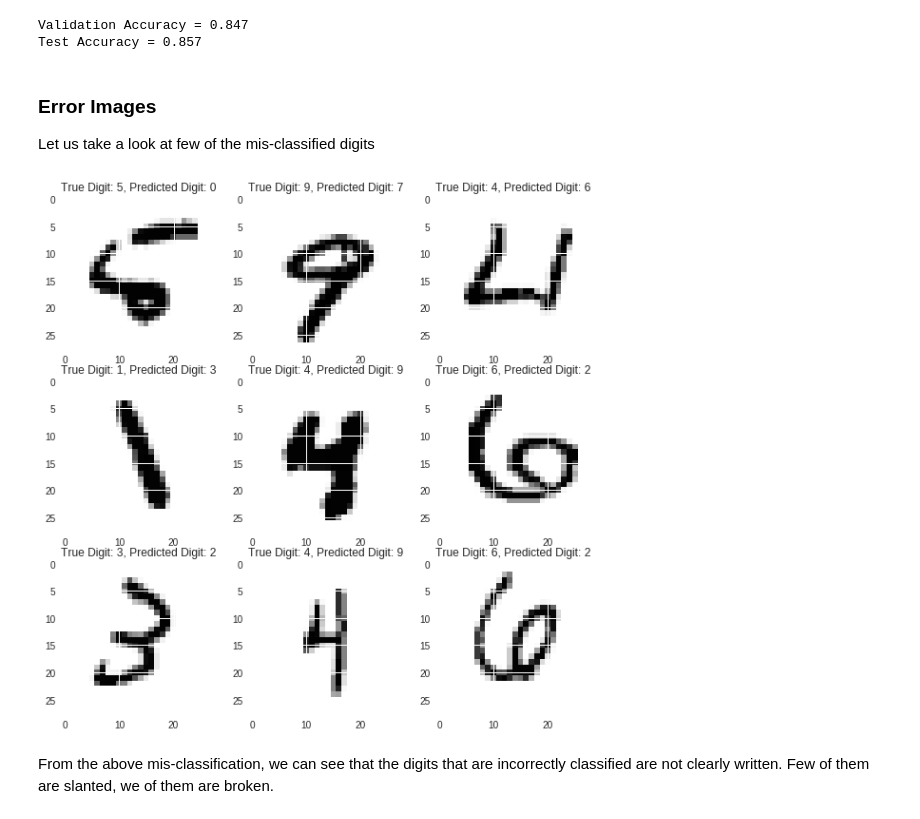
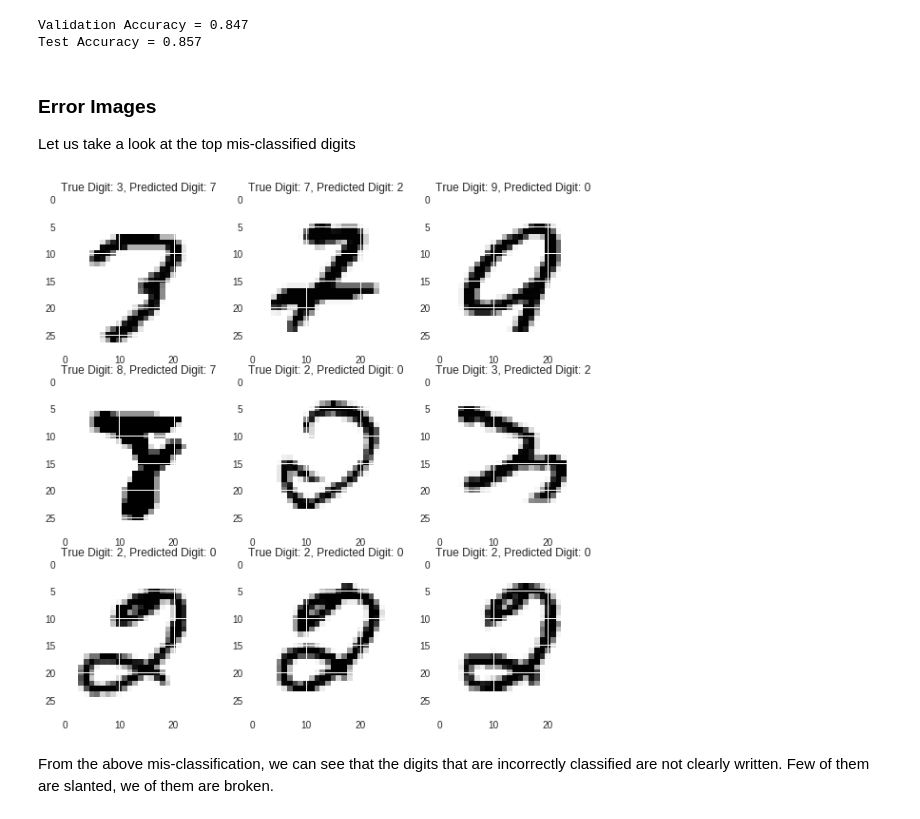
Before and after one commit to shashankvmaiya/Image-Classification-WebApp-CNN-Keras, a Jupyter notebook: MNIST_Classification_CNN_.ipynb, the cells around one changed output. Cells and saved outputs as stored; diff of their text form; code cells hidden in the pictures.

Commit message:
Error Images Section

```diff
--- a/MNIST_Classification_CNN_.ipynb
+++ b/MNIST_Classification_CNN_.ipynb
@@ -326,23 +316,30 @@ Validation Accuracy = 0.847
 Test Accuracy = 0.857
 # %% [markdown]
 ### Error Images
-Let us take a look at few of the mis-classified digits
+Let us take a look at the top mis-classified digits
 # %%
 error_idx = (y_test_pred!=y_test_true)
 X_test_err = X_test[error_idx,:]
 y_test_pred_err = y_test_pred[error_idx]
 y_test_true_err = y_test_true[error_idx]
+y_pred_err = y_pred[error_idx]
+
+
+y_pred_err_prob = np.max(y_pred_err, axis=1) # Probability of the incorrectly predicted number
+true_prob_err = y_pred_err[range(y_pred_err.shape[0]), y_test_true_err] # Probability of true values in the error set
+prob_diff = y_pred_err_prob - true_prob_err
+sorted_err_idx = np.argsort(-prob_diff)
 
 fig = plt.figure(figsize=(10, 10))
 for i in range(9):
   axes = fig.add_subplot(3, 3, i+1)
-  image = np.asarray(X_test_err[i,:].reshape(28, 28)).squeeze()
+  image = np.asarray(X_test_err[sorted_err_idx[i],:].reshape(28, 28)).squeeze()
   plt.imshow(image)
-  plt.title('True Digit: {0}, Predicted Digit: {1}'.format(y_test_true_err[i], y_test_pred_err[i]))
+  plt.title('True Digit: {0}, Predicted Digit: {1}'.format(y_test_true_err[sorted_err_idx[i]], y_test_pred_err[sorted_err_idx[i]]))
 
 plt.show()
 # %% [output]
-[figure, old version]
+[figure, new version]
 # %% [markdown]
 From the above mis-classification, we can see that the digits that are incorrectly classified are not clearly written. Few of them are slanted, we of them are broken.
 # %% [markdown]
```
Also changed, not shown: parts of 4 cells of this notebook.
